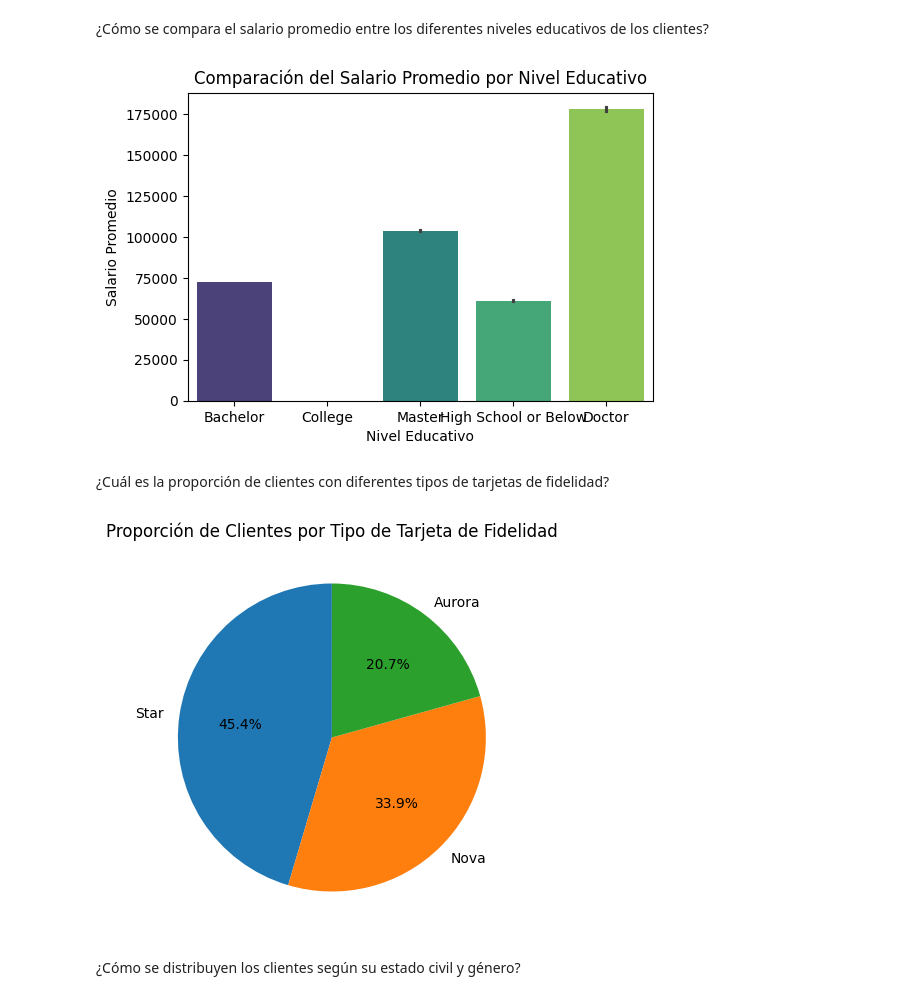
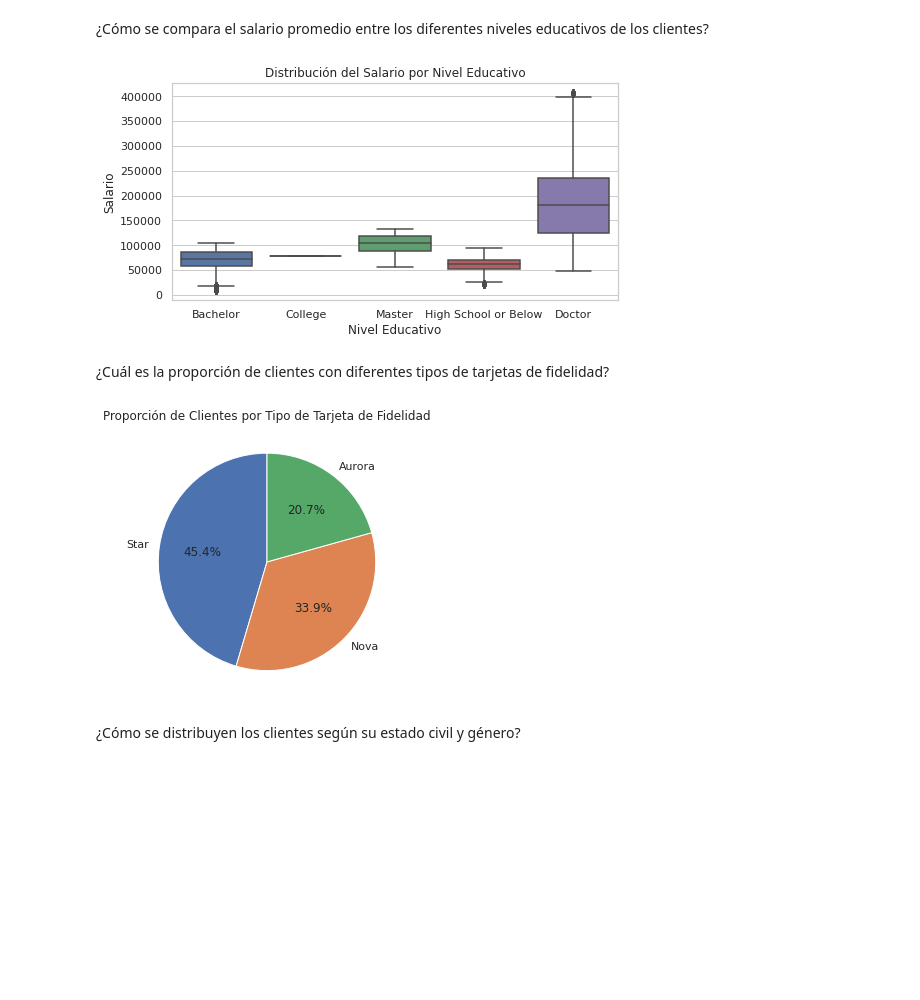
Before and after one commit to Adalab/promo-F-DA-modulo3-evaluacion-final-Elisenda.Serrano, a Jupyter notebook: Examen_final.ipynb, the cells around one changed output. Drawn from its saved outputs; the diff is of its cells as text; code cells hidden in the pictures; blank space fills up the shorter version.

```diff
--- a/Examen_final.ipynb
+++ b/Examen_final.ipynb
@@ -200,0 +258,2 @@ df_merge_copy = df_mergeado_inner.copy()
+# %%
+df_copia[["Salary_iterative"]] = imputer_iterative_imputado
@@ -200,0 +284,6 @@ df_merge_copy = df_mergeado_inner.copy()
+# %%
+df_copia.drop(["Salary" ], axis = 1, inplace = True)
+# %%
+# ahora vamos a cambiar el nombre de las columnas que quedaron para que tengan el mismo nombre de origen
+nuevo_nombre = {"Salary_iterative": "Salary"}
+df_copia.rename(columns = nuevo_nombre, inplace = True)
@@ -200,0 +294,2 @@ df_merge_copy = df_mergeado_inner.copy()
+# %%
+df_mergeado_inner=df_copia
@@ -249,31 +360,42 @@ plt.show()
 # %% [markdown]
 ¿Cómo se compara el salario promedio entre los diferentes niveles educativos de los clientes?
-# %%
-plt.figure(figsize=(6, 4))
-sns.barplot(x='Education', y='Salary', data=df_merge_copy, palette="viridis")
-plt.title('Comparación del Salario Promedio por Nivel Educativo')
-plt.xlabel('Nivel Educativo')
-plt.ylabel('Salario Promedio')
-plt.show()
-# %% [output]
-[figure, removed]
+# %%
+#Usamos el boxplot porque estamos tratando con una variable numérica y categórica.
+median_salary_by_education = df_mergeado_inner.groupby('Education')['Salary'].median().reset_index()
+
+# Crear el diagrama de caja con la mediana resaltada
+plt.figure(figsize=(8, 4))
+sns.boxplot(x='Education', y='Salary', data=df_mergeado_inner)
+plt.title('Distribución del Salario por Nivel Educativo')
+plt.xlabel('Nivel Educativo')
+plt.ylabel('Salario')
+plt.show()
+
+# Visualizando la gráfica observamos que no hay gran cantidad de outliers
+# Para el nivel educativo college observamos que los valores coinciden en un punto,
+# ésto se debe a la imputación de nulos gestionada más arriba.
+# Esta categoría concentraba los nulos de la columna salario.
+# %% [output]
+[figure, added]
 # %% [markdown]
 ¿Cuál es la proporción de clientes con diferentes tipos de tarjetas de fidelidad?
 # %%
 #Primero vemos qué variables se busca representar, en éste caso es categórica.
 # Además se nos pide las proporciones; pieplot
 # Buscamos los valores en "Loyalty Card", si hay pocos podemos definirlos como las etiquetas
-Card_Values = df_merge_copy['Loyalty Card'].value_counts()
+Card_Values = df_mergeado_inner['Loyalty Card'].value_counts()
 
 Index= Card_Values.index
+
+sns.set(style="whitegrid")
 
 # Configurar el gráfico de torta
 plt.figure(figsize=(5, 5))
 plt.pie(Card_Values, labels=Index, autopct='%1.1f%%', startangle=90)
 plt.title('Proporción de Clientes por Tipo de Tarjeta de Fidelidad')
 plt.show()
 # %% [output]
-[figure, old version]
+[figure, new version]
 # %% [markdown]
 ¿Cómo se distribuyen los clientes según su estado civil y género?
 # %%
```
Also changed, not shown: parts of 34 cells of this notebook.
